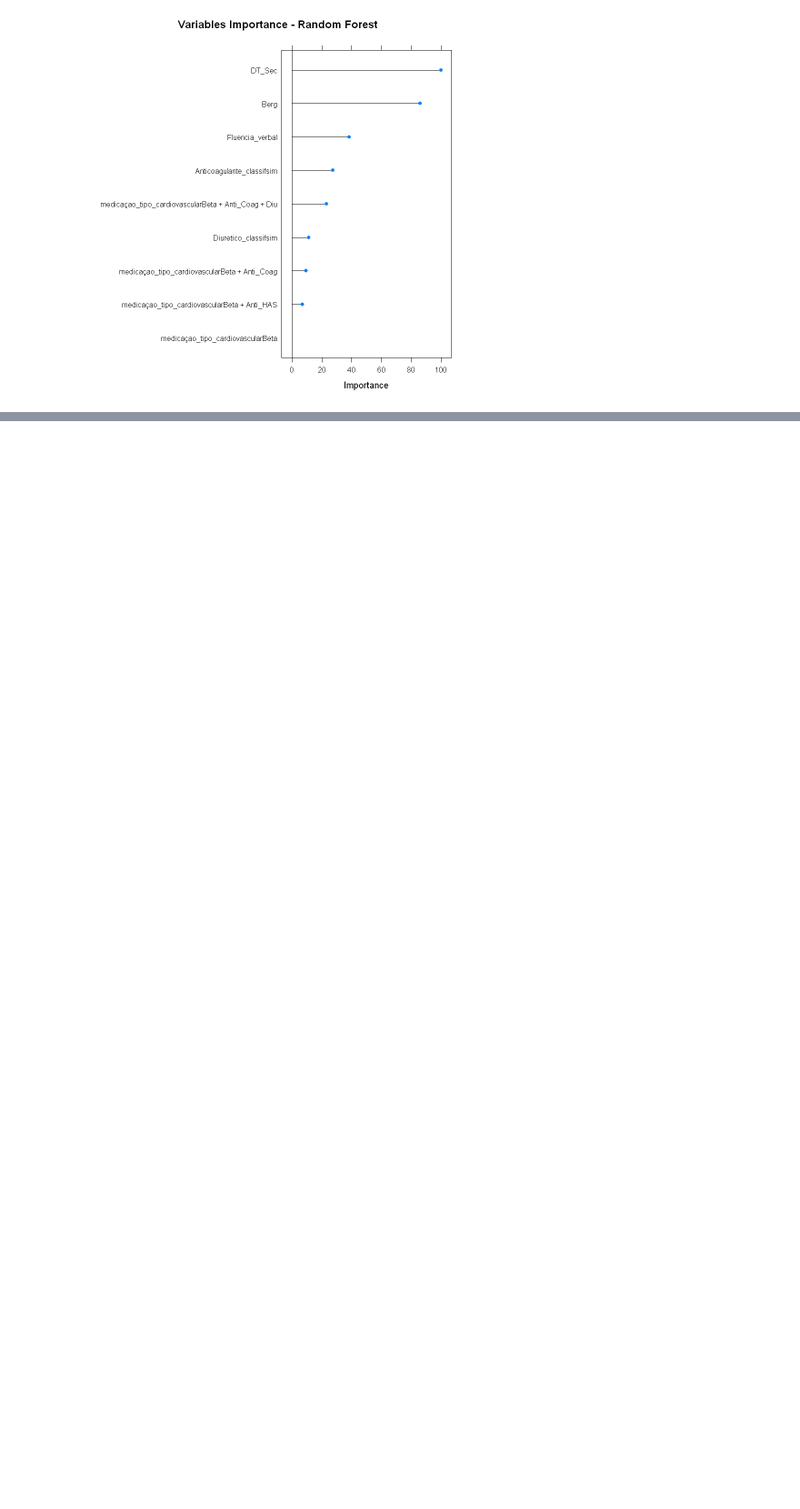
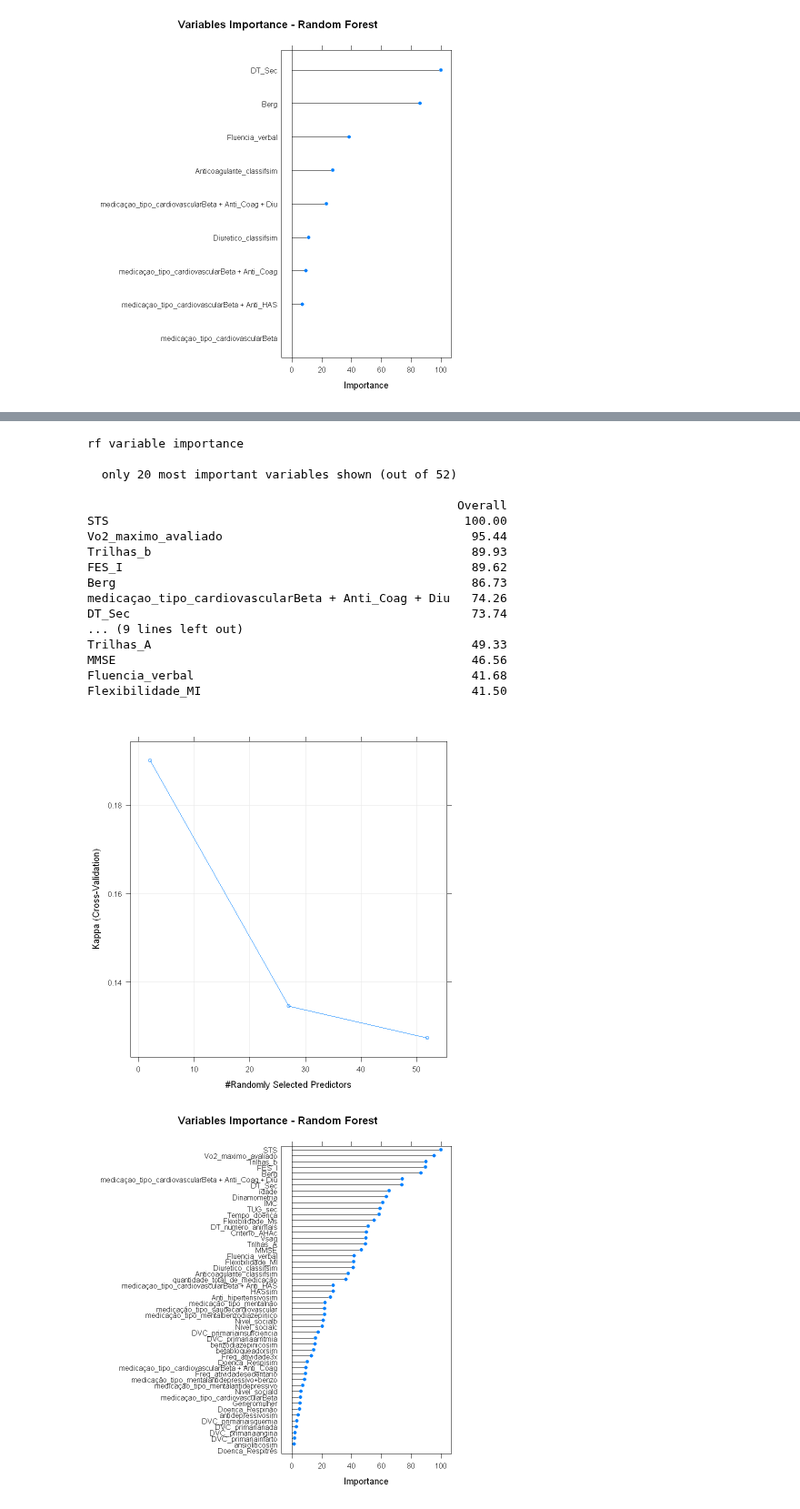
Before and after one commit to RenanBaltar/Analises_Heitor, a Jupyter notebook: Analise_Heitor_tese.ipynb, the cells around one changed output, grey strips where cells are left out. Shown at 91% size. Cells and saved outputs as stored; diff of their text form; code cells hidden in the pictures; blank space fills up the shorter version.

```diff
--- a/Analise_Heitor_tese.ipynb
+++ b/Analise_Heitor_tese.ipynb
@@ -340,0 +415,4 @@ medicaçao_tipo_cardiovascularBeta                     0.000
+# %%
+subset_rfe<- as.vector(predictors(results2))
+subset_rfe<- c("Caidor",subset_rfe)
+length(subset_rfe)
@@ -340,0 +421,13 @@ medicaçao_tipo_cardiovascularBeta                     0.000
+# %%
+
+data_train_RFE_RF<- data_train[,subset_rfe]
+data_test_RFE_RF<- data_test[,subset_rfe]
+head(data_train_RFE_RF)
+set.seed(3)
+RFmodel2=train(Caidor~.,data=data_train_RFE_RF,method='rf',metric=ifelse(is.factor(data_train_RFE_RF$Caidor),"Kappa","RMSE"),trControl=trainControl(method='cv',number=5,savePredictions=TRUE))
+RFmodel2
+plot(RFmodel2)
+RFmodel2$finalModel
+varImp(RFmodel2)
+plot(varImp(RFmodel2),main="Variables Importance - Random Forest")
+# %% [output]
@@ -340,0 +472,19 @@ medicaçao_tipo_cardiovascularBeta                     0.000
+rf variable importance
+
+  only 20 most important variables shown (out of 52)
+
+                                                    Overall
+STS                                                  100.00
+Vo2_maximo_avaliado                                   95.44
+Trilhas_b                                             89.93
+FES_I                                                 89.62
+Berg                                                  86.73
+medicaçao_tipo_cardiovascularBeta + Anti_Coag + Diu   74.26
+DT_Sec                                                73.74
+... (9 lines left out)
+Trilhas_A                                             49.33
+MMSE                                                  46.56
+Fluencia_verbal                                       41.68
+Flexibilidade_MI                                      41.50
+[figure, added]
+[figure, added]
```
Also changed, not shown: parts of 19 cells of this notebook.
